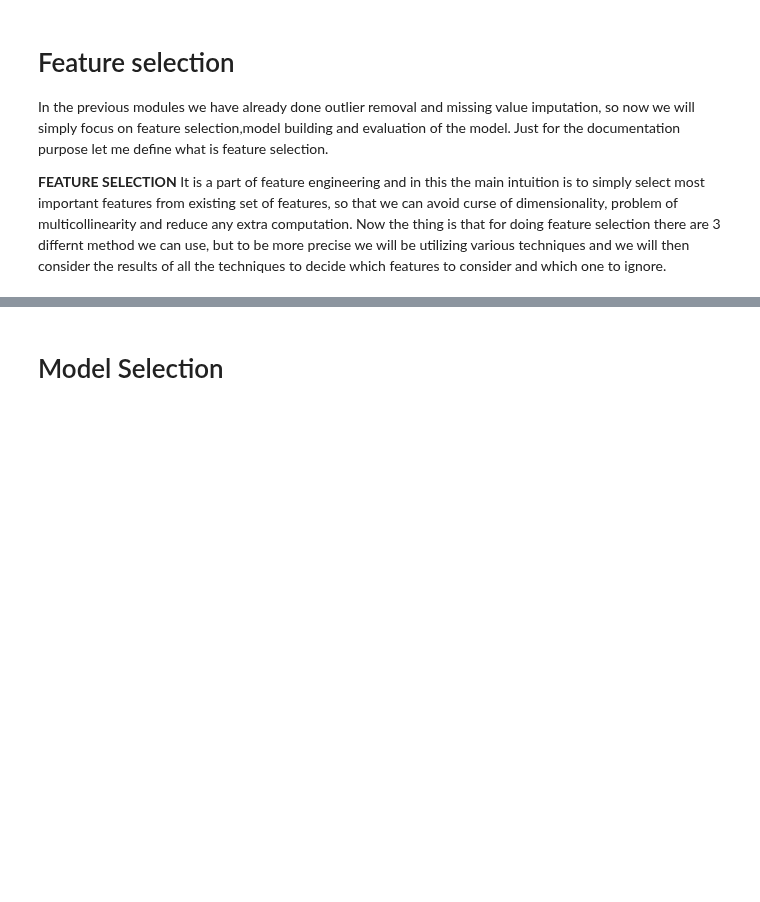
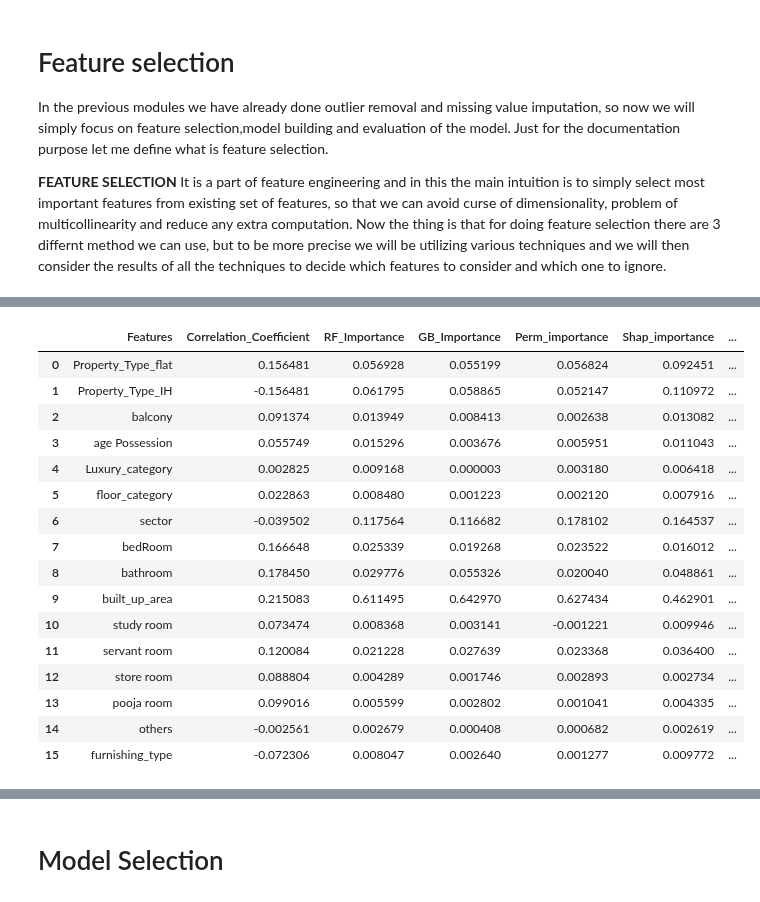
Before and after one commit to yuvraaj2002/AI_Projects, a Jupyter notebook: Find_Home.AI/Notebook_And_Dataset/Model_Building.ipynb, the cells around one changed output, grey strips where cells are left out. Cells and saved outputs as stored; diff of their text form; code cells hidden in the pictures; blank space fills up the shorter version.

```diff
--- a/Find_Home.AI/Notebook_And_Dataset/Model_Building.ipynb
+++ b/Find_Home.AI/Notebook_And_Dataset/Model_Building.ipynb
@@ -195,0 +194,2 @@ In the previous modules we have already done outlier removal and missing value i
+# %%
+Temp_df = pd.concat([X_train,y_train],axis=1)
@@ -195,0 +279,7 @@ In the previous modules we have already done outlier removal and missing value i
+# %%
+# Calculate Permutation Importance
+Perm_importance = permutation_importance(Rf_Model, X_test, y_test, n_repeats=30, random_state=42)
+
+Perm_importance_df = pd.DataFrame({'Features': X_train.columns,'Perm_importance': Perm_importance.importances_mean})
+Perm_importance_df.sort_values(by='Perm_importance', inplace=True, ascending=False)
+Perm_importance_df
@@ -195,0 +340,15 @@ In the previous modules we have already done outlier removal and missing value i
+# %%
+# Apply RFE on the label-encoded and standardized training data
+selector_label = RFE(Rf_Model, n_features_to_select=X_train.shape[1], step=1)
+selector_label = selector_label.fit(X_train, y_train)
+
+# Get the selected features based on RFE
+selected_features = X_train.columns[selector_label.support_]
+
+# Extract the coefficients for the selected features from the underlying linear regression model
+selected_coefficients = selector_label.estimator_.feature_importances_
+
+# Organize the results into a DataFrame
+RFE_df = pd.DataFrame({'Features': selected_features,'RFE_importance': selected_coefficients})
+RFE_df.sort_values(by='RFE_importance', inplace=True, ascending=False)
+RFE_df
@@ -195,0 +373,29 @@ In the previous modules we have already done outlier removal and missing value i
+# %%
+# Merging the results of all the techniques into single data frame
+FI_df = Corr_df.merge(Rf_Model_FI_df,on='Features').merge(Gb_Model_FI_df,on='Features').merge(Perm_importance_df,on='Features').merge(Shap_df,on='Features').merge(RFE_df,on='Features')
+
+# Extracting only the technique values
+FI_df_Results = FI_df[FI_df.columns[1:]]
+
+# Let's normalize the values
+FI_df_Results = FI_df_Results.divide(FI_df_Results.sum(axis=0), axis=1)
+FI_df_Results.insert(0,'Features',FI_df['Features'])
+FI_df_Results
+# %% [output]
+|  | Features | Correlation_Coefficient | RF_Importance | GB_Importance | Perm_importance | Shap_importance | ... |
+| 0 | Property_Type_flat | 0.156481 | 0.056928 | 0.055199 | 0.056824 | 0.092451 | ... |
+| 1 | Property_Type_IH | -0.156481 | 0.061795 | 0.058865 | 0.052147 | 0.110972 | ... |
+| 2 | balcony | 0.091374 | 0.013949 | 0.008413 | 0.002638 | 0.013082 | ... |
+| 3 | age Possession | 0.055749 | 0.015296 | 0.003676 | 0.005951 | 0.011043 | ... |
+| 4 | Luxury_category | 0.002825 | 0.009168 | 0.000003 | 0.003180 | 0.006418 | ... |
+| 5 | floor_category | 0.022863 | 0.008480 | 0.001223 | 0.002120 | 0.007916 | ... |
+| 6 | sector | -0.039502 | 0.117564 | 0.116682 | 0.178102 | 0.164537 | ... |
+| 7 | bedRoom | 0.166648 | 0.025339 | 0.019268 | 0.023522 | 0.016012 | ... |
+| 8 | bathroom | 0.178450 | 0.029776 | 0.055326 | 0.020040 | 0.048861 | ... |
+| 9 | built_up_area | 0.215083 | 0.611495 | 0.642970 | 0.627434 | 0.462901 | ... |
+| 10 | study room | 0.073474 | 0.008368 | 0.003141 | -0.001221 | 0.009946 | ... |
+| 11 | servant room | 0.120084 | 0.021228 | 0.027639 | 0.023368 | 0.036400 | ... |
+| 12 | store room | 0.088804 | 0.004289 | 0.001746 | 0.002893 | 0.002734 | ... |
+| 13 | pooja room | 0.099016 | 0.005599 | 0.002802 | 0.001041 | 0.004335 | ... |
+| 14 | others | -0.002561 | 0.002679 | 0.000408 | 0.000682 | 0.002619 | ... |
+| 15 | furnishing_type | -0.072306 | 0.008047 | 0.002640 | 0.001277 | 0.009772 | ... |
```
Also changed, not shown: parts of 27 cells of this notebook.
